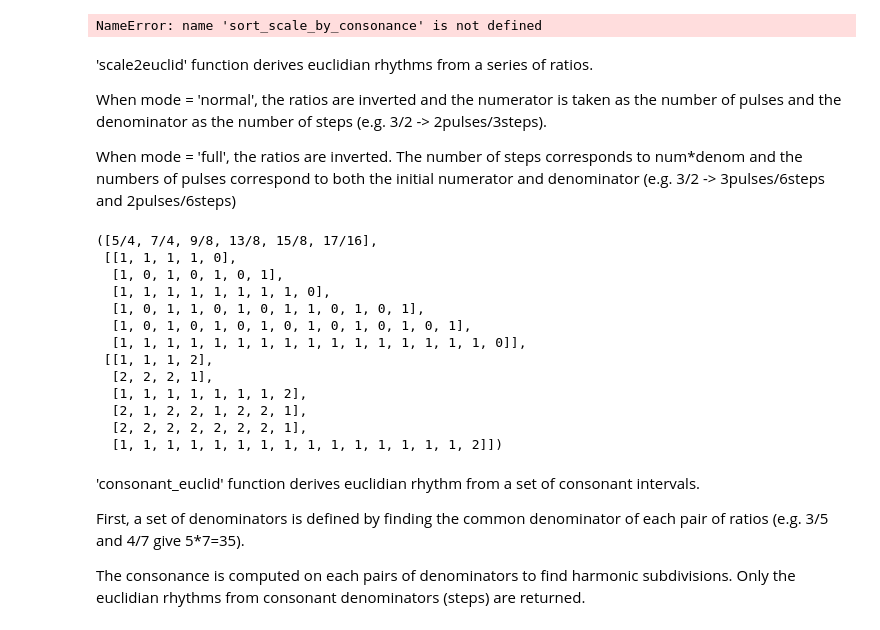
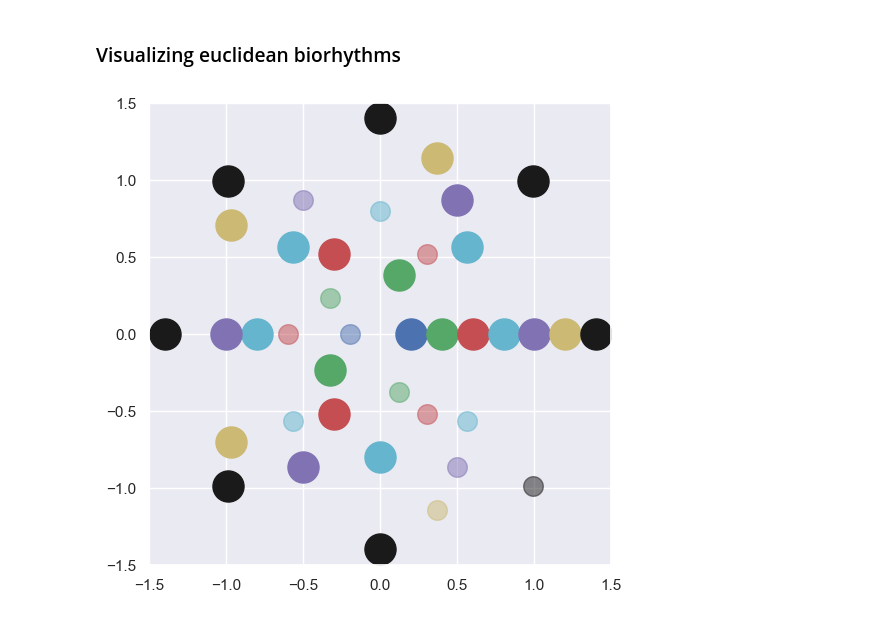
Before and after one commit to AntoineBellemare/biotuner, a Jupyter notebook: examples/rhythm_construction.ipynb, the cells around one changed output. Drawn from its saved outputs; the diff is of its cells as text; code cells hidden in the pictures.

Commit message:
euclid rhythms

```diff
--- a/examples/rhythm_construction.ipynb
+++ b/examples/rhythm_construction.ipynb
@@ -88,0 +96,13 @@ harm_tuning
+# %%
+from biotuner.rhythm_construction import consonant_euclid, interval_vec_to_string
+
+# Derive consonant euclidian rhythms from the harmonic tuning
+euclid_final, cons = consonant_euclid(harm_tuning, n_steps_down = 1, limit_denom = 8,
+                                      limit_cons = 0.5, limit_denom_final = 8)
+print('Euclid patterns :', euclid_final)
+
+# Compare rhythms to referents
+interval_vectors = [interval_vector(x) for x in euclid_final]
+strings = interval_vec_to_string(interval_vectors)
+euclid_referent = euclid_string_to_referent(strings, dict_rhythms)
+euclid_referent
@@ -89,36 +118,16 @@ harm_tuning
+# %% [markdown]
+### Visualizing euclidean biorhythms
+# %%
+# variability of scales of integration for optimal brain homeostatic growth
+from biotuner.vizs import visualize_rhythms
+euclid_rhythms = []
+for i in range(len(euclid_final)):
+    pulse = euclid_final[i].count(1)
+    steps = len(euclid_final[i])
+    euclid_rhythms.append((pulse, steps))
+visualize_rhythms(euclid_rhythms)
+# %% [output]
+[figure, added]
 # %%
-cons_harm_tuning = sort_scale_by_consonance(harm_tuning) # sorting a tuning by consonance of intervals
-cons_harm_tuning
+#cons_harm_tuning = sort_scale_by_consonance(harm_tuning) # sorting a tuning by consonance of intervals
+#cons_harm_tuning
-# %% [output]
-NameError: name 'sort_scale_by_consonance' is not defined
-# %% [markdown]
-'scale2euclid' function derives euclidian rhythms from a series of ratios.
-
-When mode = 'normal', the ratios are inverted and the numerator is taken as the number of pulses and the denominator as the number of steps (e.g. 3/2 -> 2pulses/3steps).
-
-When mode = 'full', the ratios are inverted. The number of steps corresponds to num*denom and the numbers of pulses correspond to both the initial numerator and denominator (e.g. 3/2 -> 3pulses/6steps and 2pulses/6steps)
-# %%
-euclid_patterns = scale2euclid(cons_harm_tuning[2:8], max_denom = 16, mode = 'normal')
-harm_tuning_frac, _, _ = scale2frac(cons_harm_tuning[2:8])
-interval_vectors = [interval_vector(x) for x in euclid_patterns]
-harm_tuning_frac, euclid_patterns, interval_vectors
-# %% [output]
-([5/4, 7/4, 9/8, 13/8, 15/8, 17/16],
- [[1, 1, 1, 1, 0],
-  [1, 0, 1, 0, 1, 0, 1],
-  [1, 1, 1, 1, 1, 1, 1, 1, 0],
-  [1, 0, 1, 1, 0, 1, 0, 1, 1, 0, 1, 0, 1],
-  [1, 0, 1, 0, 1, 0, 1, 0, 1, 0, 1, 0, 1, 0, 1],
-  [1, 1, 1, 1, 1, 1, 1, 1, 1, 1, 1, 1, 1, 1, 1, 1, 0]],
- [[1, 1, 1, 2],
-  [2, 2, 2, 1],
-  [1, 1, 1, 1, 1, 1, 1, 2],
-  [2, 1, 2, 2, 1, 2, 2, 1],
-  [2, 2, 2, 2, 2, 2, 2, 1],
-  [1, 1, 1, 1, 1, 1, 1, 1, 1, 1, 1, 1, 1, 1, 1, 2]])
-# %% [markdown]
-'consonant_euclid' function derives euclidian rhythm from a set of consonant intervals.
-
-First, a set of denominators is defined by finding the common denominator of each pair of ratios (e.g. 3/5 and 4/7 give 5*7=35).
-
-The consonance is computed on each pairs of denominators to find harmonic subdivisions. Only the euclidian rhythms from consonant denominators (steps) are returned.
```
Also changed, not shown: parts of 16 cells of this notebook, 2 other files.
